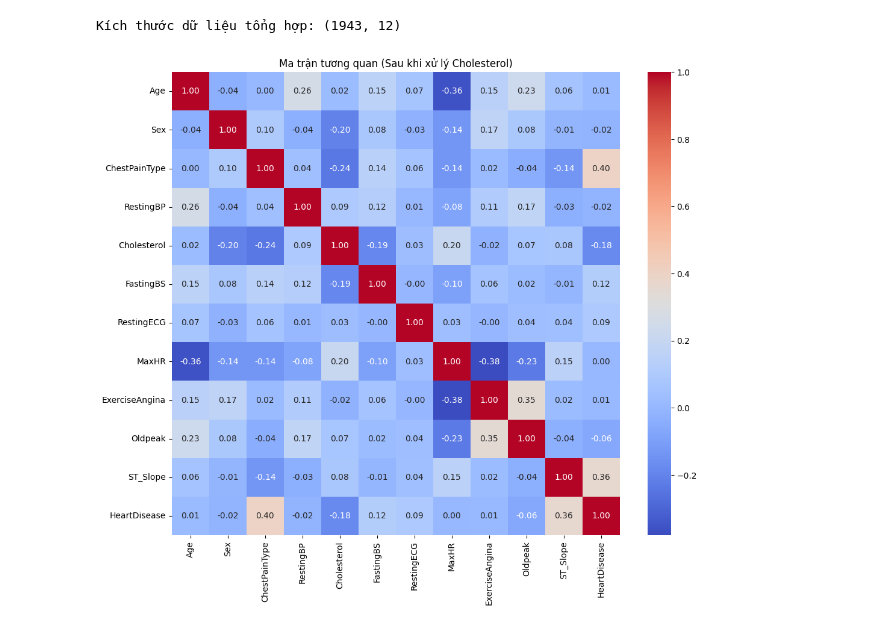
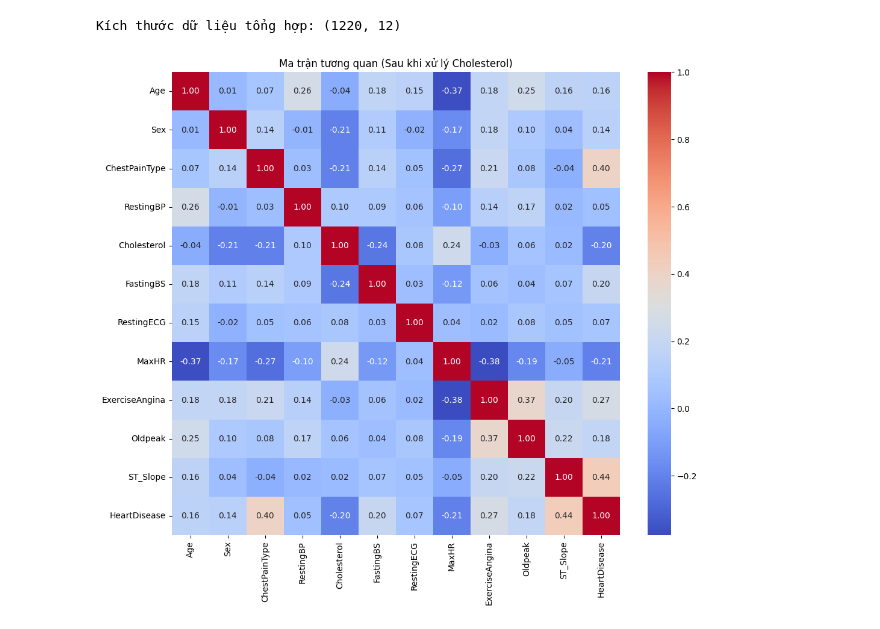
Before and after one commit to MaiKhoa0101/MLProject, a Jupyter notebook: main.ipynb, the cells around one changed output. Cells and saved outputs as stored; diff of their text form; code cells hidden in the pictures.

```diff
--- a/main.ipynb
+++ b/main.ipynb
@@ -10,35 +10,38 @@ from sklearn.metrics import accuracy_score, confusion_matrix, classification_rep
 
 # --- BƯỚC 1: ĐỌC VÀ ĐỒNG BỘ DỮ LIỆU ---
 data1 = pd.read_csv('heart.csv')  # Dữ liệu chữ
 data2 = pd.read_csv('heart2.csv') # Dữ liệu số
 
 # Từ điển ánh xạ để chuyển chữ sang số
 mapping_config = {
     'ChestPainType': {'TA': 0, 'ATA': 1, 'NAP': 2, 'ASY': 3},
     'RestingECG':    {'Normal': 0, 'ST': 1, 'LVH': 2},
     'ExerciseAngina':{'Y': 1, 'N': 0},
     'ST_Slope':      {'Up': 0, 'Flat': 1, 'Down': 2},
     'Sex':           {'M': 1, 'F': 0}
 }
 
 df1_clean = data1.copy()
 for col, mapping in mapping_config.items():
     df1_clean[col] = df1_clean[col].map(mapping)
 
 df1_clean = df1_clean.fillna(0) # Xử lý lỗi nếu có
 
 # Gộp dữ liệu
 df_final = pd.concat([df1_clean, data2], ignore_index=True)
+
+#Loại bỏ duplicate rows if any
+df_final = df_final.drop_duplicates()
 print(f"Kích thước dữ liệu tổng hợp: {df_final.shape}")
 
 # --- BƯỚC 3: TRỰC QUAN HÓA TƯƠNG QUAN ---
 plt.figure(figsize=(12, 10))
 sns.heatmap(df_final.corr(), annot=True, cmap='coolwarm', fmt=".2f")
 plt.title("Ma trận tương quan (Sau khi xử lý Cholesterol)")
 plt.show()
 # %% [output]
-Kích thước dữ liệu tổng hợp: (1943, 12)
+Kích thước dữ liệu tổng hợp: (1220, 12)
-[figure, old version]
+[figure, new version]
 # %%
 # --- BƯỚC 4: CHUẨN BỊ DỮ LIỆU HUẤN LUYỆN ---
 X = df_final.drop('HeartDisease', axis=1)
```
Also changed, not shown: parts of 5 cells of this notebook.
